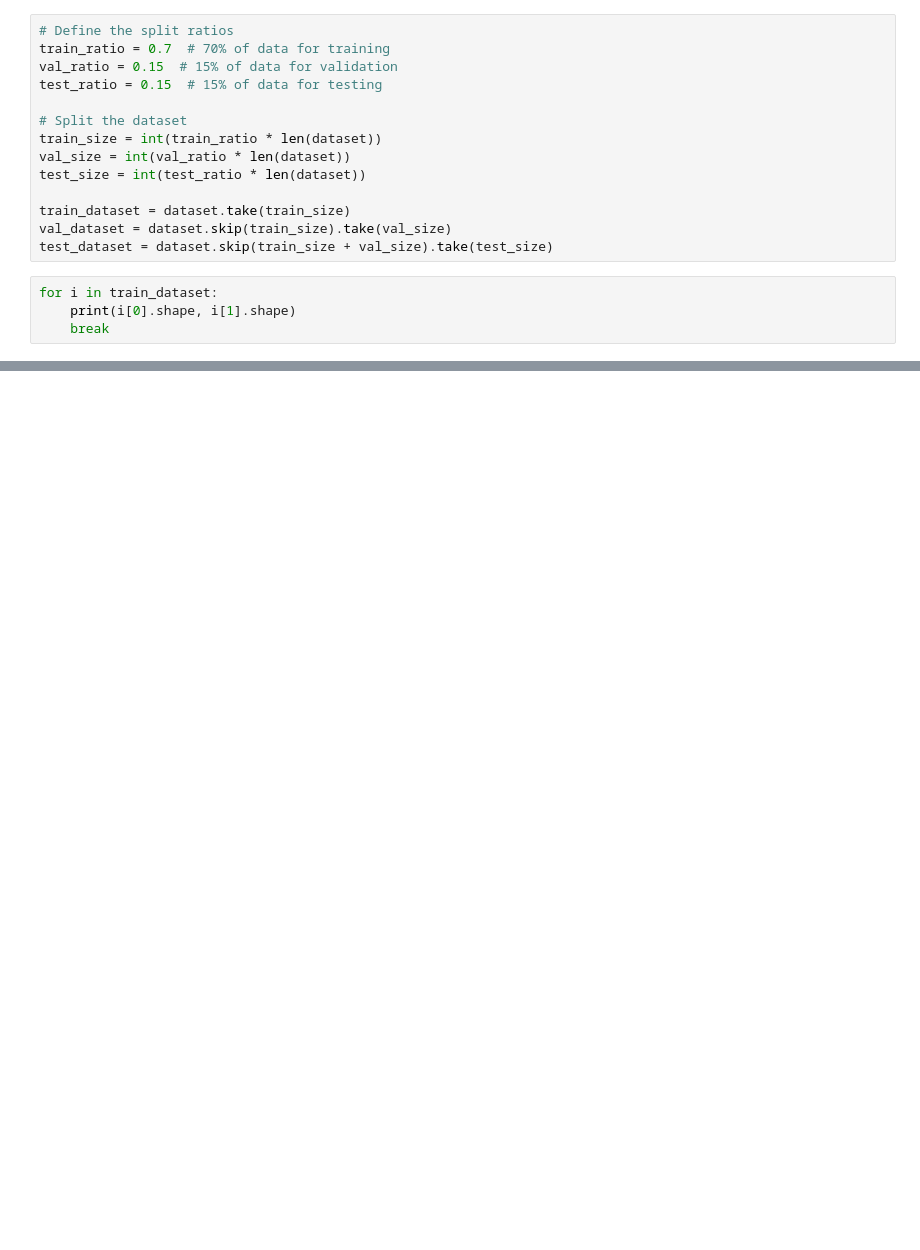
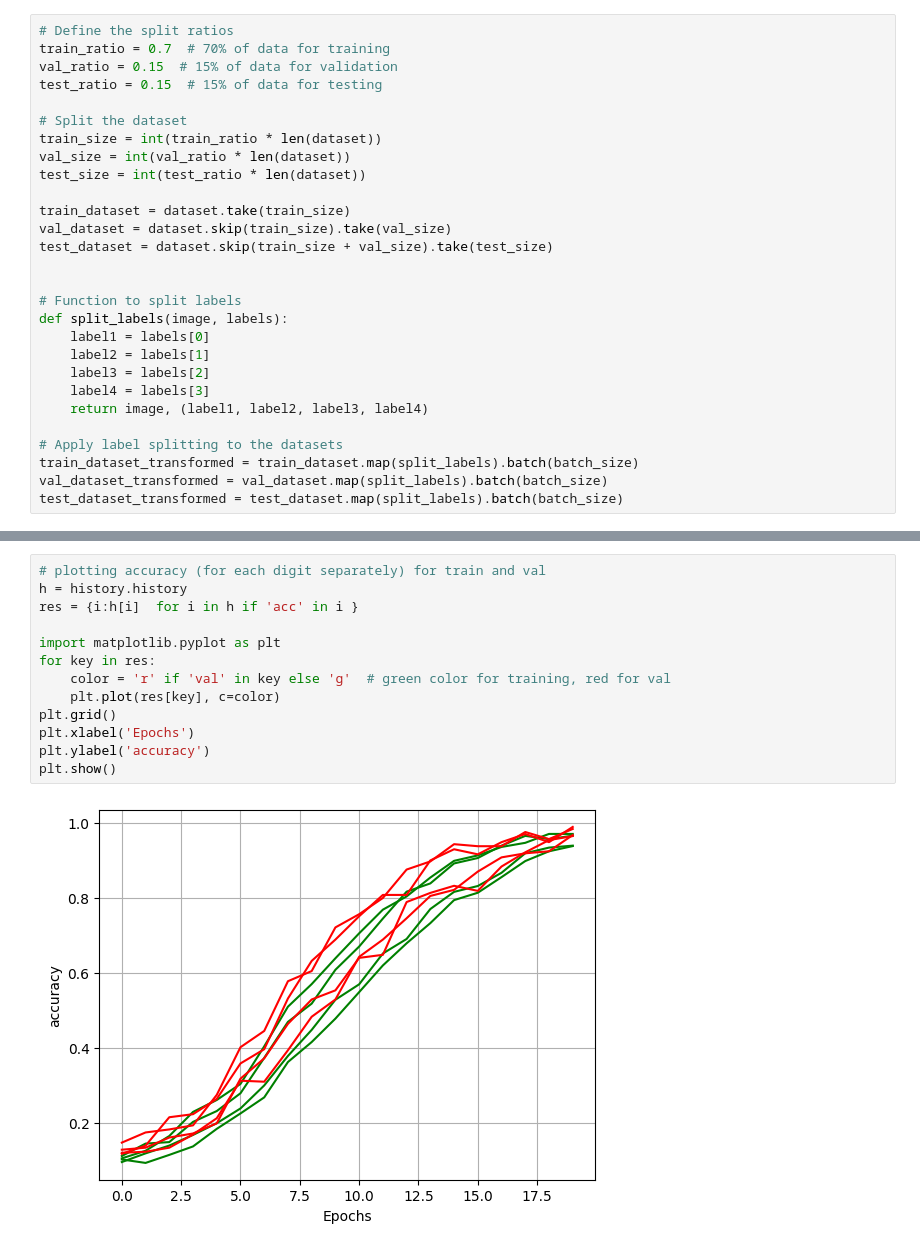
Before and after one commit to vvaezian/CAPTCHA-Solver, a Jupyter notebook: captcha_solver.ipynb, the cells around one changed output, grey strips where cells are left out. Drawn from its saved outputs; the diff is of its cells as text; blank space fills up the shorter version.

```diff
--- a/captcha_solver.ipynb
+++ b/captcha_solver.ipynb
@@ -44,7 +53,17 @@ test_size = int(test_ratio * len(dataset))
 train_dataset = dataset.take(train_size)
 val_dataset = dataset.skip(train_size).take(val_size)
 test_dataset = dataset.skip(train_size + val_size).take(test_size)
+
+
+# Function to split labels
+def split_labels(image, labels):
+    label1 = labels[0]
+    label2 = labels[1]
+    label3 = labels[2]
+    label4 = labels[3]
+    return image, (label1, label2, label3, label4)
+
+# Apply label splitting to the datasets
+train_dataset_transformed = train_dataset.map(split_labels).batch(batch_size)
+val_dataset_transformed = val_dataset.map(split_labels).batch(batch_size)
+test_dataset_transformed = test_dataset.map(split_labels).batch(batch_size)
-# %%
-for i in train_dataset:
-    print(i[0].shape, i[1].shape)
-    break
@@ -118,0 +139,15 @@ predictions = model.predict(new_images)
+# %%
+# plotting accuracy (for each digit separately) for train and val
+h = history.history
+res = {i:h[i]  for i in h if 'acc' in i }
+
+import matplotlib.pyplot as plt
+for key in res:
+    color = 'r' if 'val' in key else 'g'  # green color for training, red for val
+    plt.plot(res[key], c=color)
+plt.grid()
+plt.xlabel('Epochs')
+plt.ylabel('accuracy')
+plt.show()
+# %% [output]
+[figure, added]
```
Also changed, not shown: parts of 10 cells of this notebook.
